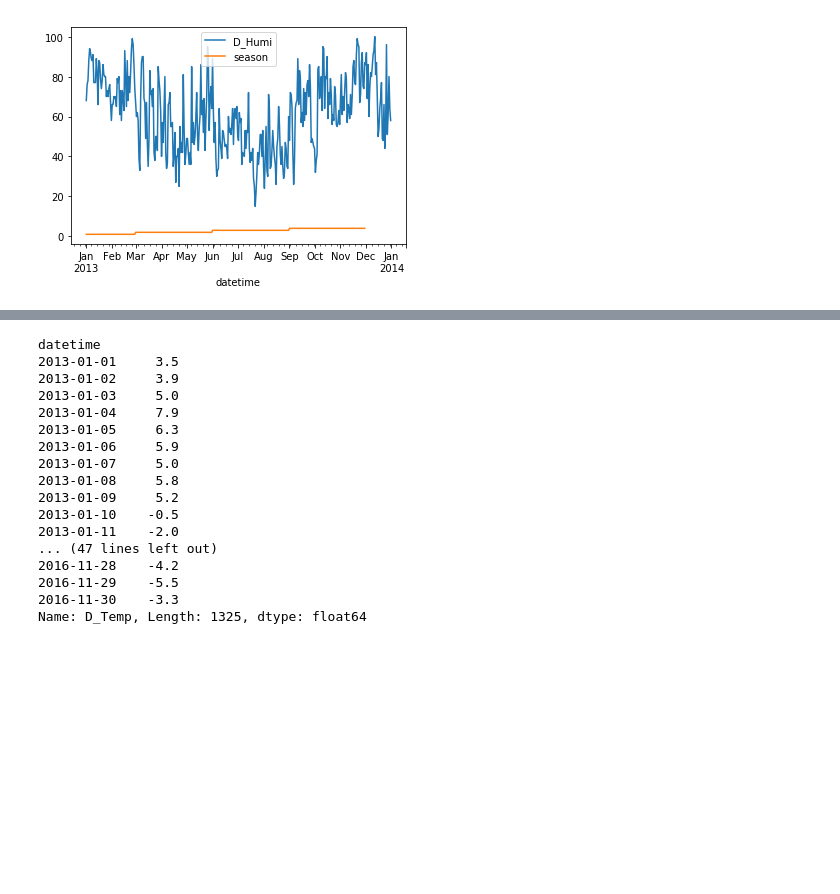
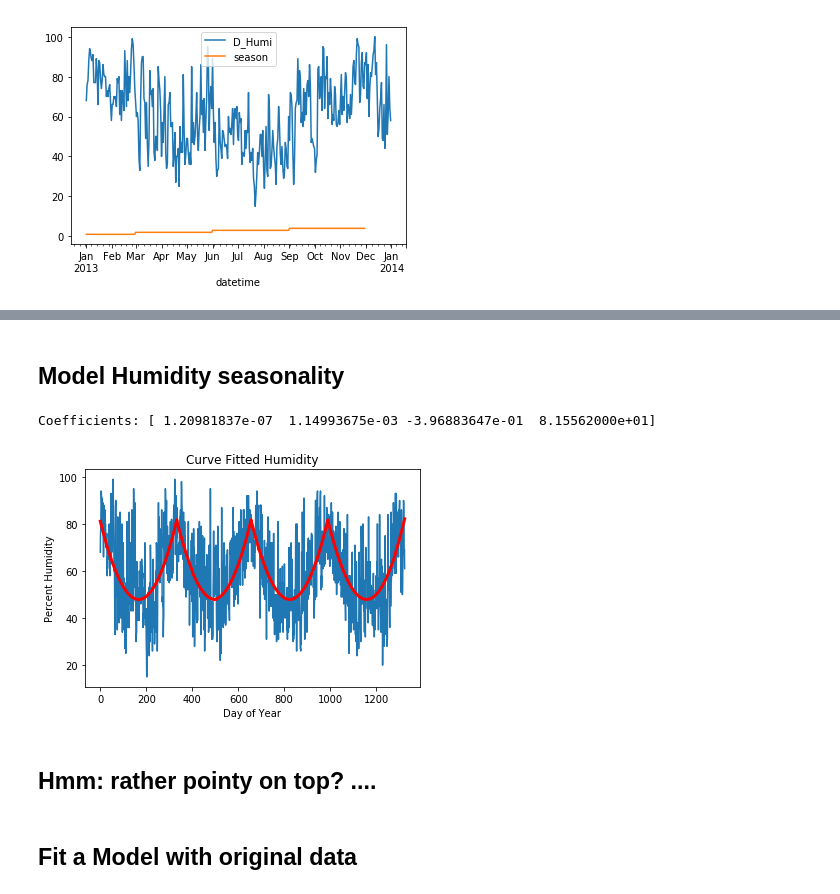
Before and after one commit to chalendony/iot-htsensor, a Jupyter notebook: analysis/multivariate_mlp.ipynb, the cells around one changed output, grey strips where cells are left out. Drawn from its saved outputs; the diff is of its cells as text; code cells hidden in the pictures; blank space fills up the shorter version.

```diff
--- a/data/dwd_multi.ipynb
+++ b/analysis/multivariate_mlp.ipynb
@@ -139,20 +137,34 @@ Coefficients: [ 1.56570044e-08 -1.35196650e-05  3.35779783e-03 -1.99298290e-01
-# %%
-df
-# %% [output]
-datetime
-2013-01-01     3.5
-2013-01-02     3.9
-2013-01-03     5.0
-2013-01-04     7.9
-2013-01-05     6.3
-2013-01-06     5.9
-2013-01-07     5.0
-2013-01-08     5.8
-2013-01-09     5.2
-2013-01-10    -0.5
-2013-01-11    -2.0
-... (47 lines left out)
-2016-11-28    -4.2
-2016-11-29    -5.5
-2016-11-30    -3.3
-Name: D_Temp, Length: 1325, dtype: float64
+# %% [markdown]
+## Model Humidity seasonality
+# %%
+# model seasonality with a polynomial model
+from pandas import read_csv
+from matplotlib import pyplot
+from numpy import polyfit
+# fit polynomial: x^2*b1 + x*b2 + ... + bn
+X = df.index.dayofyear
+y = df['D_Humi'].values
+degree =3
+coef = polyfit(X, y, degree)
+print('Coefficients: %s' % coef)
+# create curve
+curve = list()
+for i in range(len(X)):
+	value = coef[-1]
+	for d in range(degree):
+		value += X[i]**(degree-d) * coef[d]
+	curve.append(value)
+# plot curve over original data
+pyplot.plot(y)
+pyplot.plot(curve, color='red', linewidth=3)
+pyplot.xlabel('Day of Year')
+pyplot.ylabel('Percent Humidity')
+pyplot.title('Curve Fitted Humidity')
+pyplot.show()
+# %% [output]
+Coefficients: [ 1.20981837e-07  1.14993675e-03 -3.96883647e-01  8.15562000e+01]
+[figure, added]
+# %% [markdown]
+## Hmm: rather pointy on top? ....
+# %% [markdown]
+## Fit a Model with original data
```
Also changed, not shown: parts of 19 cells of this notebook, 11 other files.
